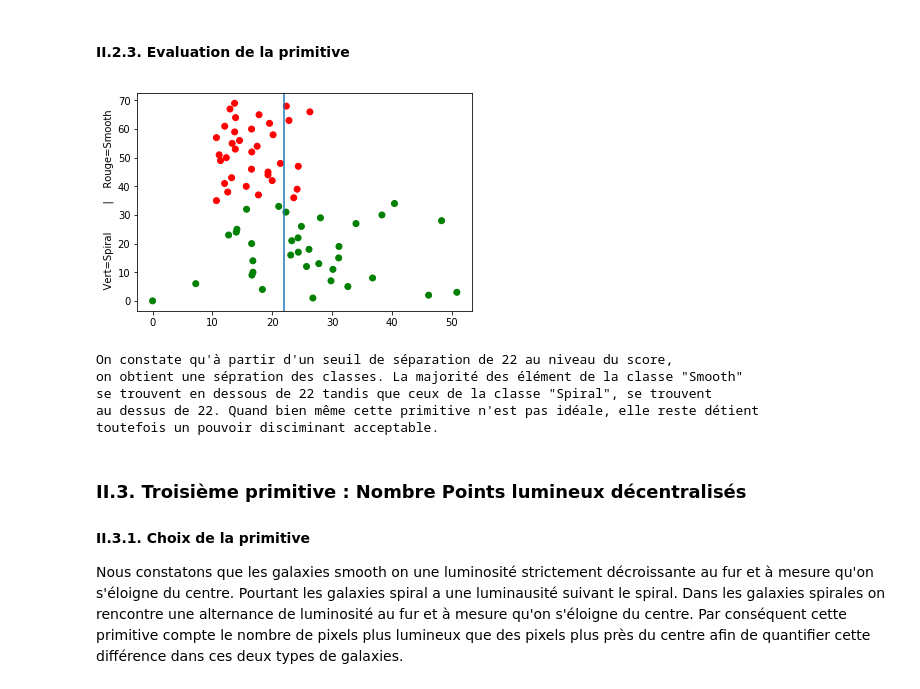
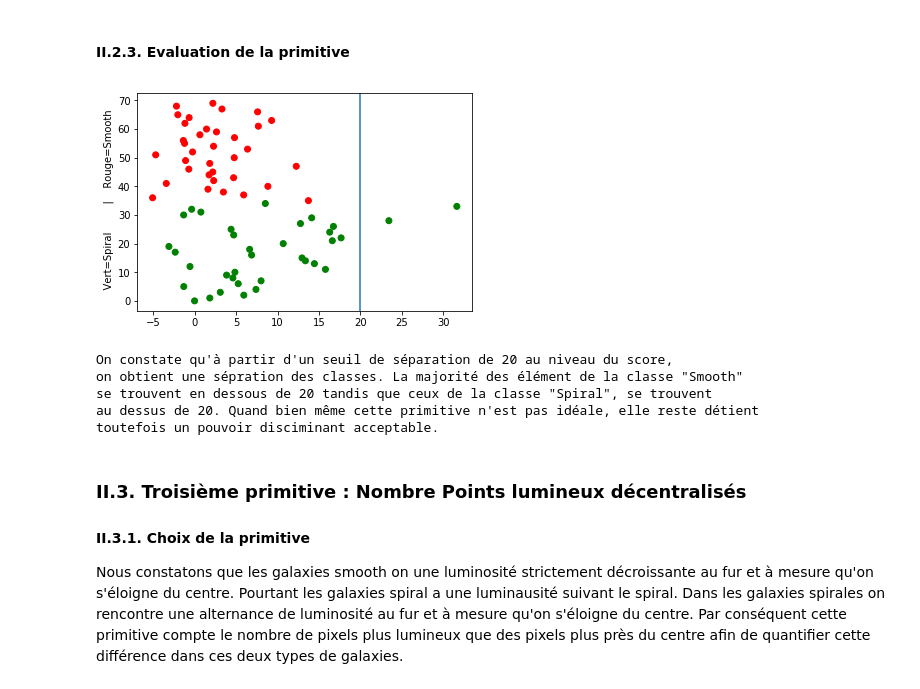
Before and after one commit to uvsq21501832/GIT_DEPOT_GTI770_TP01, a Jupyter notebook: TP01.ipynb, the cells around one changed output. Cells and saved outputs as stored; diff of their text form; code cells hidden in the pictures.

```diff
--- a/TP01.ipynb
+++ b/TP01.ipynb
@@ -382,18 +392,18 @@ détecter cette classe.
 # %%
 from matplotlib.colors import ListedColormap
 
-colors = np.zeros(len(X_Train_crop_grayScale), dtype = "uint8")
-for index,img in enumerate(X_Train_crop_grayScale) :
+colors = np.zeros(len(lbp_primitives), dtype = "uint8")
+for index,img in enumerate(lbp_primitives) :
     colors[index] = 0 if index < 35 else 1
 
-graph = plt.scatter(scores, range(len(scores)), c=colors, cmap=ListedColormap(['green','red']))
-plt.axvline(x=0.4)
+graph = plt.scatter(lbp_primitives, range(len(lbp_primitives)), c=colors, cmap=ListedColormap(['green','red']))
+plt.axvline(x=lbp_treshold)
 plt.ylabel("    Vert=Spiral         |    Rouge=Smooth  ")
 plt.show()
 
-print("On constate qu'à partir d'un seuil de séparation de 0.4 au niveau du score,\n"+
+print("On constate qu'à partir d'un seuil de séparation de " + str(lbp_treshold) + " au niveau du score,\n"+
       "on obtient une sépration des classes. La majorité des éleément de la classe \"Smooth\"\n"+
-      "se trouvent au dessus de 0.4 tandis que ceux de la classe \"Spiral\", se trouvent\n"+
-      "en dessous de 0.4. Quand bien même cette primitive n'est pas idéale, elle reste détient\n"+
+      "se trouvent au dessus de " + str(lbp_treshold) + " tandis que ceux de la classe \"Spiral\", se trouvent\n"+
+      "en dessous de " + str(lbp_treshold) + ". Quand bien même cette primitive n'est pas idéale, elle reste détient\n"+
       "toutefois un pouvoir disciminant acceptable.")
 # %% [output]
@@ -463,27 +481,27 @@ détecter cette classe.
 #### II.2.3. Evaluation de la primitive
 # %%
 
-colors = np.zeros(len(X_train_crop), dtype = "uint8")
+colors = np.zeros(len(hog_primitives), dtype = "uint8")
 
-for index,img in enumerate(X_train_crop) :
+for index,img in enumerate(hog_primitives) :
     colors[index] = 0 if index < 35 else 1
 
-graph = plt.scatter(scores, range(len(scores)), c=colors, cmap=ListedColormap(['green','red']))
-plt.axvline(x=treshold)
+graph = plt.scatter(hog_primitives, range(len(hog_primitives)), c=colors, cmap=ListedColormap(['green','red']))
+plt.axvline(x=hog_treshold)
 plt.ylabel("    Vert=Spiral         |    Rouge=Smooth  ")
 plt.show()
 
-print("On constate qu'à partir d'un seuil de séparation de " + str(treshold) + " au niveau du score,\n"+
+print("On constate qu'à partir d'un seuil de séparation de " + str(hog_treshold) + " au niveau du score,\n"+
       "on obtient une sépration des classes. La majorité des élément de la classe \"Smooth\"\n"+
-      "se trouvent en dessous de " + str(treshold) + " tandis que ceux de la classe \"Spiral\", se trouvent\n"+
-      "au dessus de " + str(treshold) + ". Quand bien même cette primitive n'est pas idéale, elle reste détient\n"+
+      "se trouvent en dessous de " + str(hog_treshold) + " tandis que ceux de la classe \"Spiral\", se trouvent\n"+
+      "au dessus de " + str(hog_treshold) + ". Quand bien même cette primitive n'est pas idéale, elle reste détient\n"+
       "toutefois un pouvoir disciminant acceptable.")
 # %% [output]
-[figure, old version]
+[figure, new version]
-On constate qu'à partir d'un seuil de séparation de 22 au niveau du score,
+On constate qu'à partir d'un seuil de séparation de 20 au niveau du score,
 on obtient une sépration des classes. La majorité des élément de la classe "Smooth"
-se trouvent en dessous de 22 tandis que ceux de la classe "Spiral", se trouvent
-au dessus de 22. Quand bien même cette primitive n'est pas idéale, elle reste détient
+se trouvent en dessous de 20 tandis que ceux de la classe "Spiral", se trouvent
+au dessus de 20. Quand bien même cette primitive n'est pas idéale, elle reste détient
 toutefois un pouvoir disciminant acceptable.
 # %% [markdown]
 ### II.3. Troisième primitive : Nombre Points lumineux décentralisés
```
Also changed, not shown: parts of 12 cells of this notebook.
